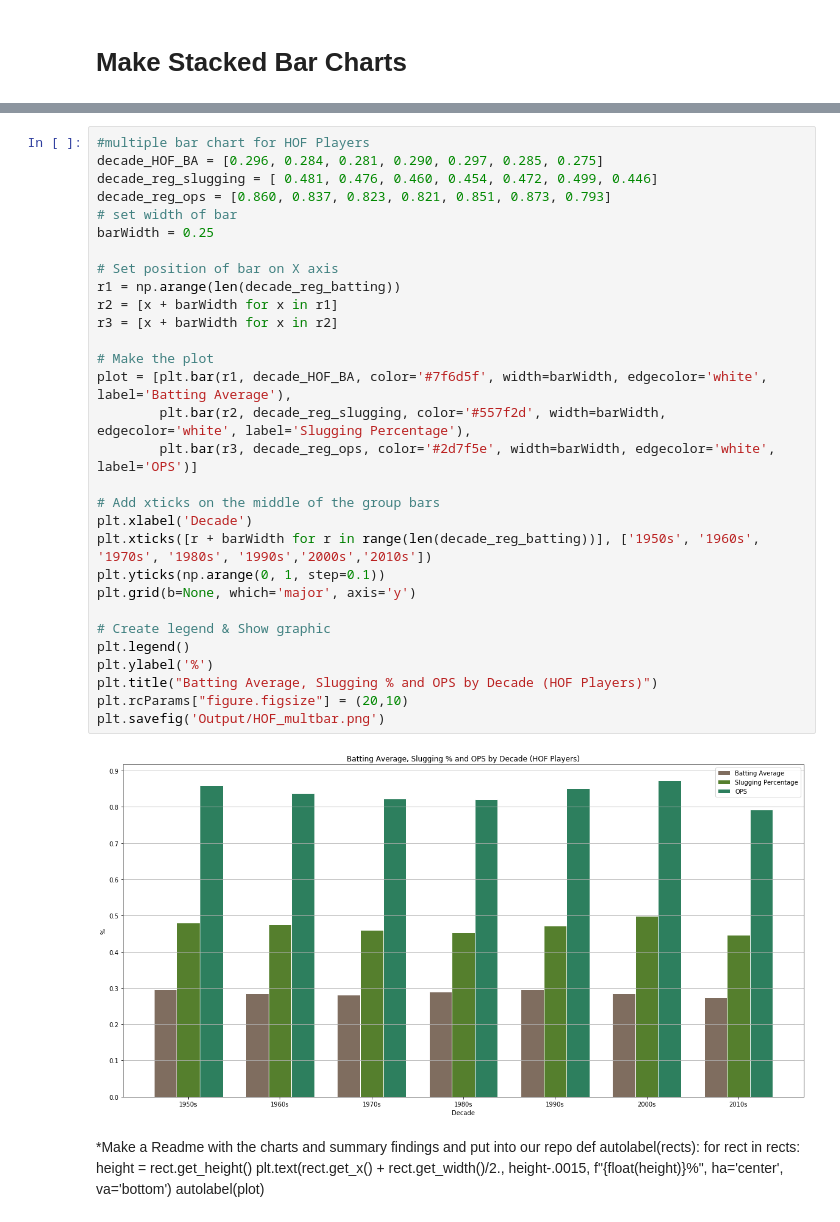
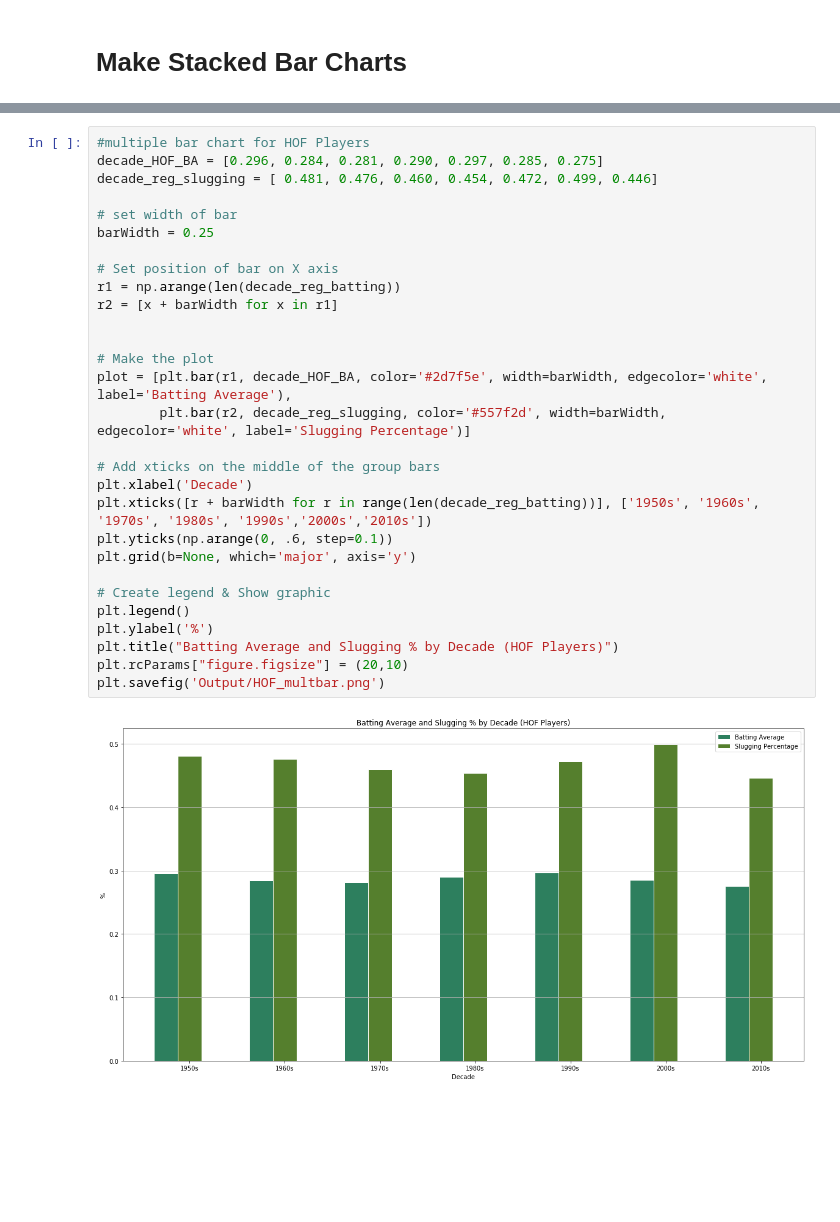
Before and after one commit to BDomogalla/Project1, a Jupyter notebook: data_analysis.ipynb, the cells around one changed output, grey strips where cells are left out. Cells and saved outputs as stored; diff of their text form; blank space fills up the shorter version.

```diff
--- a/data_analysis.ipynb
+++ b/data_analysis.ipynb
@@ -544,41 +474,31 @@ plt.savefig('Output/all_multbar.png')
 # %%
 #multiple bar chart for HOF Players
 decade_HOF_BA = [0.296, 0.284, 0.281, 0.290, 0.297, 0.285, 0.275]
 decade_reg_slugging = [ 0.481, 0.476, 0.460, 0.454, 0.472, 0.499, 0.446]
-decade_reg_ops = [0.860, 0.837, 0.823, 0.821, 0.851, 0.873, 0.793]
+
 # set width of bar
 barWidth = 0.25
 
 # Set position of bar on X axis
 r1 = np.arange(len(decade_reg_batting))
 r2 = [x + barWidth for x in r1]
-r3 = [x + barWidth for x in r2]
+
 
 # Make the plot
-plot = [plt.bar(r1, decade_HOF_BA, color='#7f6d5f', width=barWidth, edgecolor='white', label='Batting Average'),
-        plt.bar(r2, decade_reg_slugging, color='#557f2d', width=barWidth, edgecolor='white', label='Slugging Percentage'),
-        plt.bar(r3, decade_reg_ops, color='#2d7f5e', width=barWidth, edgecolor='white', label='OPS')]
+plot = [plt.bar(r1, decade_HOF_BA, color='#2d7f5e', width=barWidth, edgecolor='white', label='Batting Average'),
+        plt.bar(r2, decade_reg_slugging, color='#557f2d', width=barWidth, edgecolor='white', label='Slugging Percentage')]
 
 # Add xticks on the middle of the group bars
 plt.xlabel('Decade')
 plt.xticks([r + barWidth for r in range(len(decade_reg_batting))], ['1950s', '1960s', '1970s', '1980s', '1990s','2000s','2010s'])
-plt.yticks(np.arange(0, 1, step=0.1))
+plt.yticks(np.arange(0, .6, step=0.1))
 plt.grid(b=None, which='major', axis='y')
 
 # Create legend & Show graphic
 plt.legend()
 plt.ylabel('%')
-plt.title("Batting Average, Slugging % and OPS by Decade (HOF Players)")
+plt.title("Batting Average and Slugging % by Decade (HOF Players)")
 plt.rcParams["figure.figsize"] = (20,10)
 plt.savefig('Output/HOF_multbar.png')
 # %% [output]
-[figure, old version]
+[figure, new version]
-# %% [markdown]
-*Make a Readme with the charts and summary findings and put into our repo
-def autolabel(rects):
-    for rect in rects:
-        height = rect.get_height()
-        plt.text(rect.get_x() + rect.get_width()/2., height-.0015,
-                f"{float(height)}%",
-        ha='center', va='bottom')
-autolabel(plot)
```
Also changed, not shown: parts of 25 cells of this notebook.
